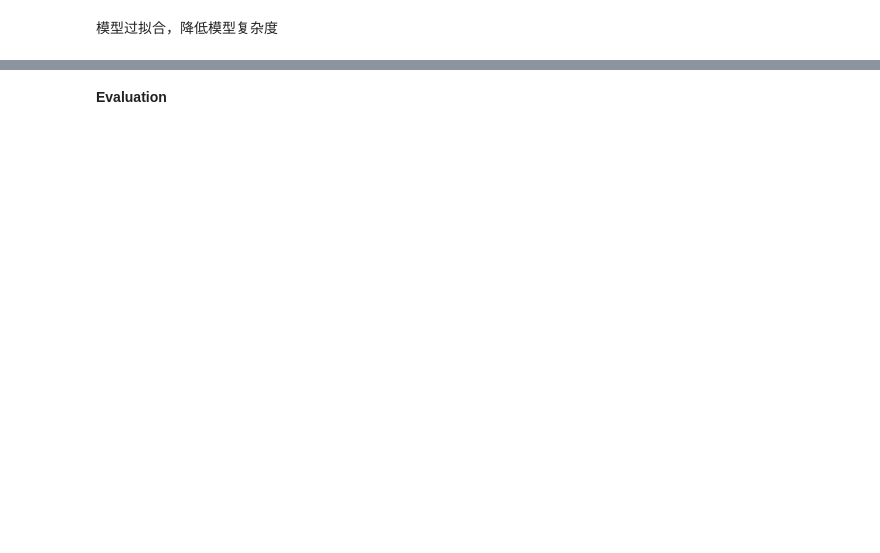
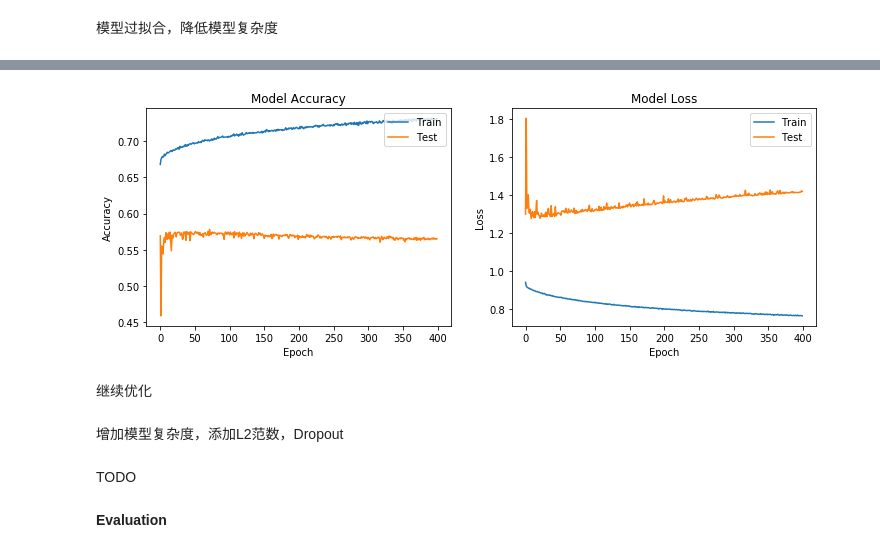
Before and after one commit to hotbaby/kkb, a Jupyter notebook: nlp-2019-autumn/lecture06/Assignment-06.ipynb, the cells around one changed output, grey strips where cells are left out. Drawn from its saved outputs; the diff is of its cells as text; code cells hidden in the pictures; blank space fills up the shorter version.

```diff
--- a/nlp-2019-autumn/lecture06/Assignment-06.ipynb
+++ b/nlp-2019-autumn/lecture06/Assignment-06.ipynb
@@ -342,0 +345,3 @@ _________________________________________________________________
+# %%
+IMG_CLF_TRAIN_HISOTRY_FILEPATH = 'img_cls_train_history.json'
+# serialize(img_clf_train_history.history, IMG_CLF_TRAIN_HISOTRY_FILEPATH)
@@ -343,3 +352,13 @@ _________________________________________________________________
+# %%
+train_virtualize(deserialize(IMG_CLF_TRAIN_HISOTRY_FILEPATH))
+# %% [output]
+[figure, added]
+# %% [markdown]
+继续优化
+# %% [markdown]
+增加模型复杂度，添加L2范数，Dropout
+# %% [markdown]
+TODO
 # %% [markdown]
 **Evaluation**
 # %%
```
Also changed, not shown: parts of 24 cells of this notebook, 4 other files.
